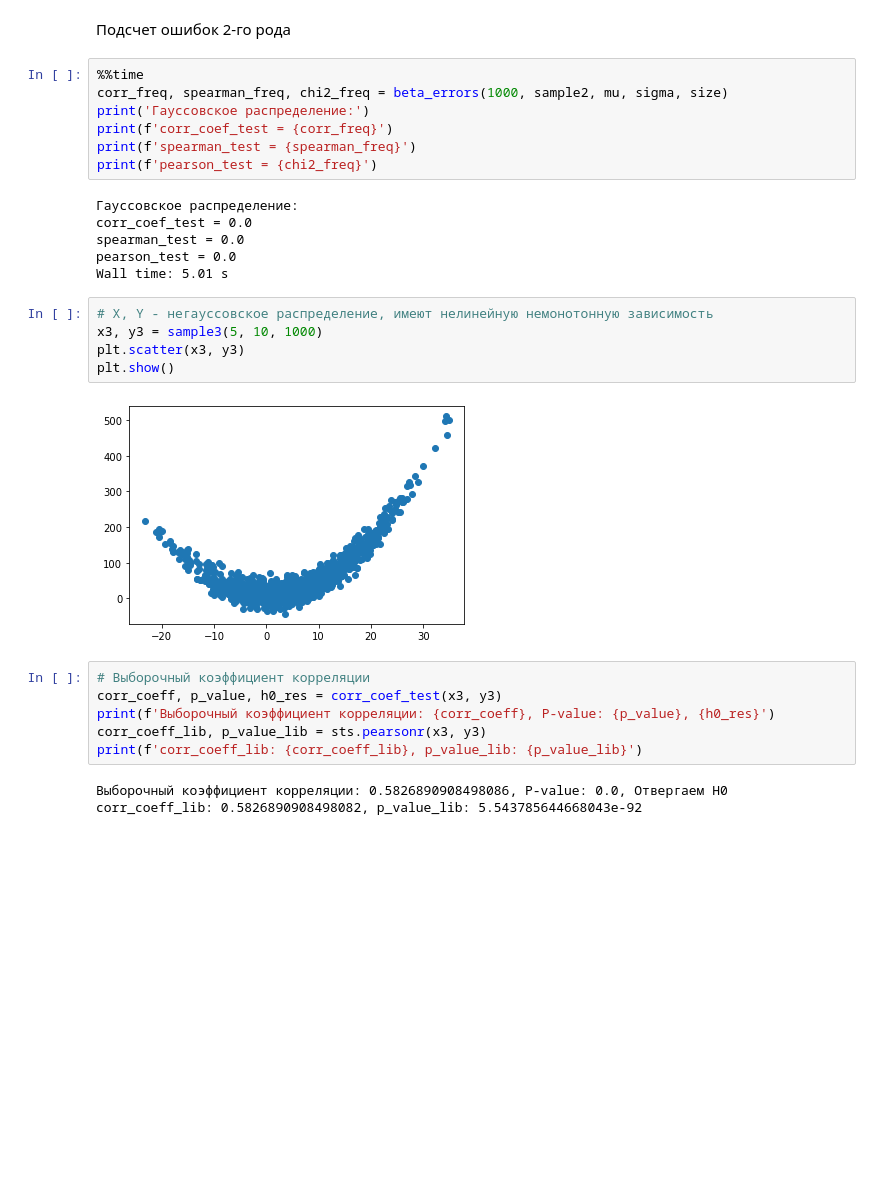
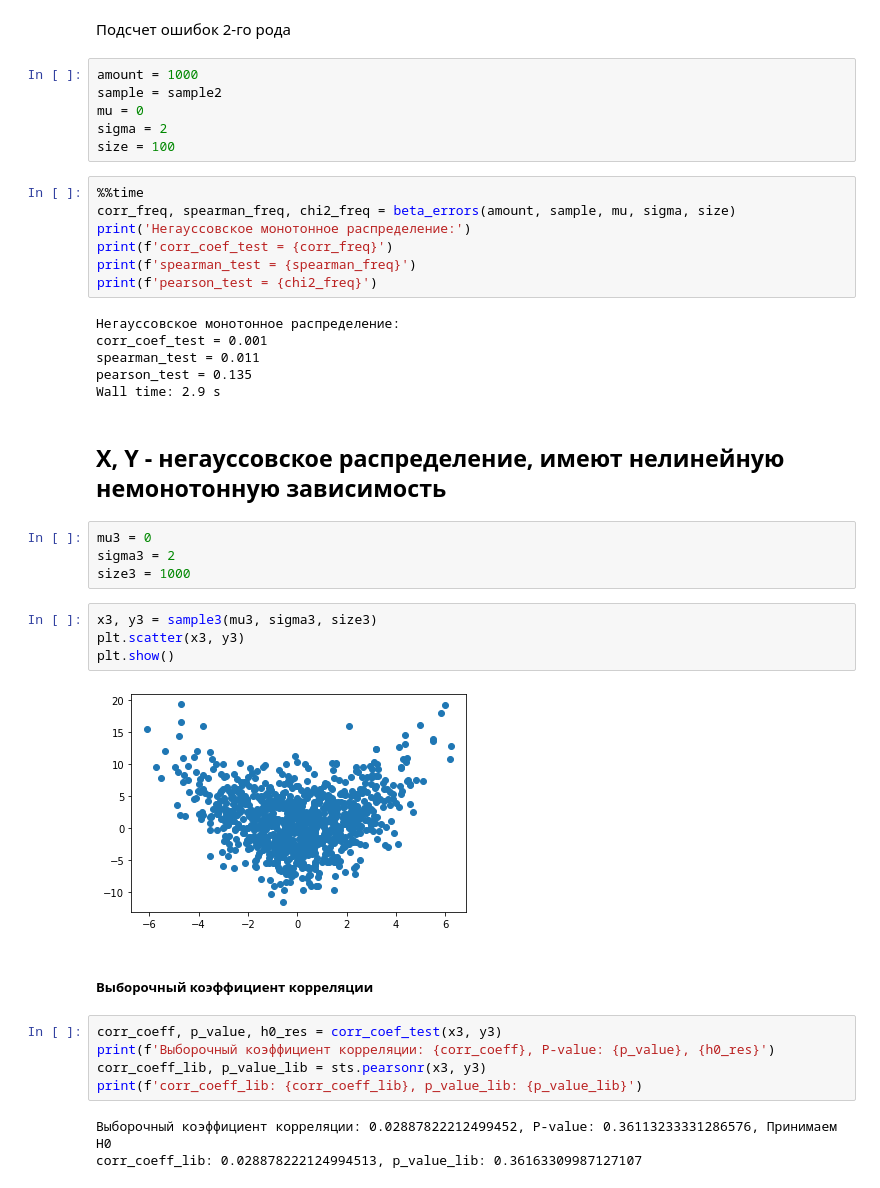
Before and after one commit to kocakn/statistics-course, a Jupyter notebook: lab2.ipynb, the cells around one changed output. Cells and saved outputs as stored; diff of their text form; blank space fills up the shorter version.

```diff
--- a/lab2.ipynb
+++ b/lab2.ipynb
@@ -214,31 +232,43 @@ chi2_lib: 246.47878114107223, p_value_lib: 3.733120722657033e-52
 # %% [markdown]
 Подсчет ошибок 2-го рода
+# %%
+amount = 1000
+sample = sample2
+mu = 0
+sigma = 2
+size = 100
 # %%
 %%time
-corr_freq, spearman_freq, chi2_freq = beta_errors(1000, sample2, mu, sigma, size)
-print('Гауссовское распределение:')
+corr_freq, spearman_freq, chi2_freq = beta_errors(amount, sample, mu, sigma, size)
+print('Негауссовское монотонное распределение:')
 print(f'corr_coef_test = {corr_freq}')
 print(f'spearman_test = {spearman_freq}')
 print(f'pearson_test = {chi2_freq}')
 # %% [output]
-Гауссовское распределение:
-corr_coef_test = 0.0
-spearman_test = 0.0
-pearson_test = 0.0
-Wall time: 5.01 s
+Негауссовское монотонное распределение:
+corr_coef_test = 0.001
+spearman_test = 0.011
+pearson_test = 0.135
+Wall time: 2.9 s
+# %% [markdown]
+## X, Y - негауссовское распределение, имеют нелинейную немонотонную зависимость
+# %%
+mu3 = 0
+sigma3 = 2
+size3 = 1000
 # %%
-# X, Y - негауссовское распределение, имеют нелинейную немонотонную зависимость
-x3, y3 = sample3(5, 10, 1000)
+x3, y3 = sample3(mu3, sigma3, size3)
 plt.scatter(x3, y3)
 plt.show()
 # %% [output]
-[figure, old version]
+[figure, new version]
+# %% [markdown]
+##### Выборочный коэффициент корреляции
 # %%
-# Выборочный коэффициент корреляции
 corr_coeff, p_value, h0_res = corr_coef_test(x3, y3)
 print(f'Выборочный коэффициент корреляции: {corr_coeff}, P-value: {p_value}, {h0_res}')
 corr_coeff_lib, p_value_lib = sts.pearsonr(x3, y3)
 print(f'corr_coeff_lib: {corr_coeff_lib}, p_value_lib: {p_value_lib}')
 # %% [output]
-Выборочный коэффициент корреляции: 0.5826890908498086, P-value: 0.0, Отвергаем H0
-corr_coeff_lib: 0.5826890908498082, p_value_lib: 5.543785644668043e-92
+Выборочный коэффициент корреляции: 0.02887822212499452, P-value: 0.36113233331286576, Принимаем H0
+corr_coeff_lib: 0.028878222124994513, p_value_lib: 0.36163309987127107
```
Also changed, not shown: parts of 30 cells of this notebook.
